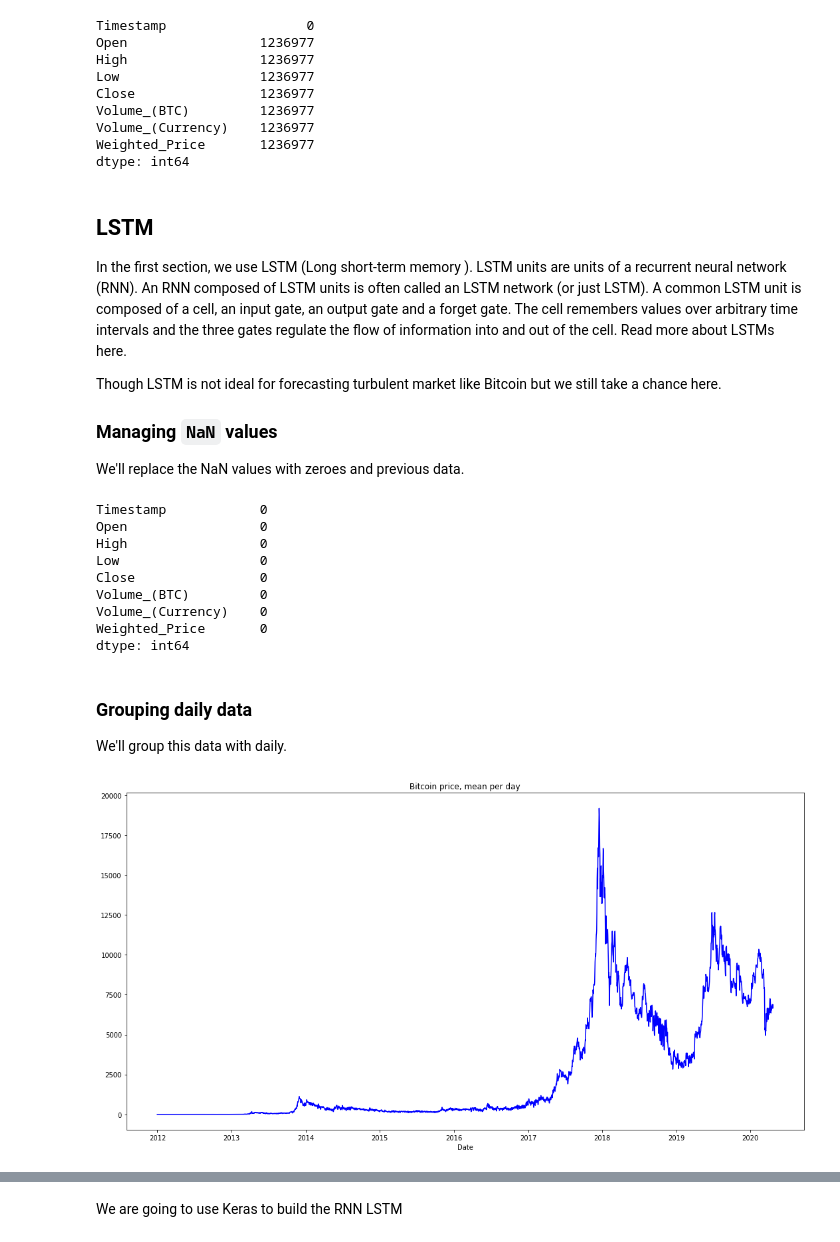
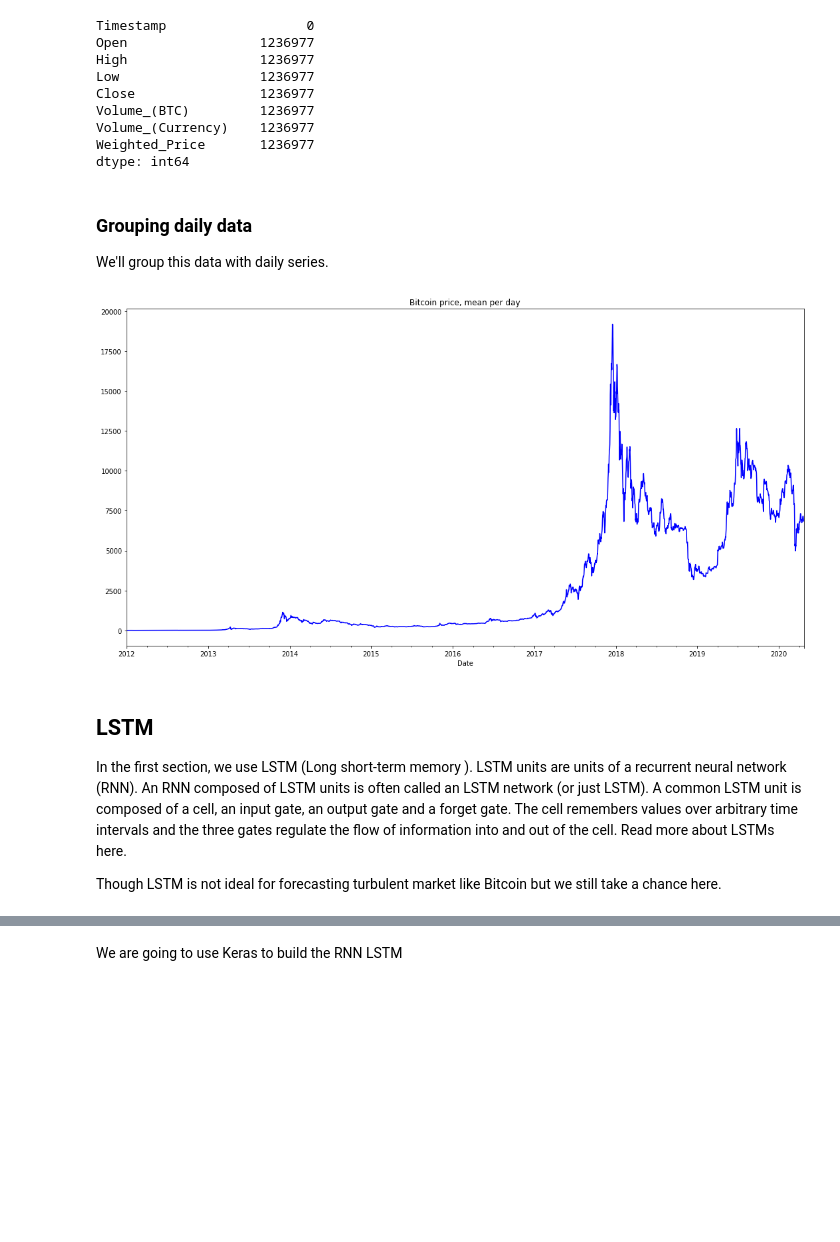
Before and after one commit to urantialife/bitcoin-price-forecasting, a Jupyter notebook: bitcoin_forecasting.ipynb, the cells around one changed output, grey strips where cells are left out. Saved outputs shown, nothing was run; the diff lists cells and outputs as text; code cells hidden in the pictures; blank space fills up the shorter version.

```diff
--- a/bitcoin_forecasting.ipynb
+++ b/bitcoin_forecasting.ipynb
@@ -101,55 +85,28 @@ Volume_(BTC)         1236977
 Volume_(Currency)    1236977
 Weighted_Price       1236977
 dtype: int64
+# %% [markdown]
+### Grouping daily data
+
+We'll group this data with daily series.
+# %%
+df['Date'] = pd.to_datetime(df['Timestamp'],unit='s').dt.date
+group = df.groupby('Date')
+mean_price_df = group['Weighted_Price'].mean()
+mean_price_df.sort_index(inplace=True)
+mean_price_df=mean_price_df.asfreq('D')
+mean_price_df.fillna(method='ffill', inplace=True)
+
+# display the mean values
+plt.figure(figsize=(15,8))
+mean_price_df.plot(title='Bitcoin price, mean per day', color='blue')
+plt.tight_layout()
+plt.show()
+# %% [output]
+[figure, added]
 # %% [markdown]
 ## LSTM
 
 In the first section, we use LSTM (Long short-term memory ). LSTM units are units of a recurrent neural network (RNN). An RNN composed of LSTM units is often called an LSTM network (or just LSTM). A common LSTM unit is composed of a cell, an input gate, an output gate and a forget gate. The cell remembers values over arbitrary time intervals and the three gates regulate the flow of information into and out of the cell. Read more about LSTMs here.
 
 Though LSTM is not ideal for forecasting turbulent market like Bitcoin but we still take a chance here.
-
-
-
-### Managing `NaN` values
-
-We'll replace the NaN values with zeroes and previous data.
-# %%
-# we need to fix the OHLC (open high low close) data which is a continuous timeseries so
-# lets fill forwards those values...
-df['Open'].fillna(method='ffill', inplace=True)
-df['High'].fillna(method='ffill', inplace=True)
-df['Low'].fillna(method='ffill', inplace=True)
-df['Close'].fillna(method='ffill', inplace=True)
-
-# Volume/trades are a single event so fill na's with zeroes for relevant fields...
-df['Volume_(BTC)'].fillna(value=0, inplace=True)
-df['Volume_(Currency)'].fillna(value=0, inplace=True)
-df['Weighted_Price'].fillna(value=0, inplace=True)
-
-df.isnull().sum()
-# %% [output]
-Timestamp            0
-Open                 0
-High                 0
-Low                  0
-Close                0
-Volume_(BTC)         0
-Volume_(Currency)    0
-Weighted_Price       0
-dtype: int64
-# %% [markdown]
-### Grouping daily data
-
-We'll group this data with daily.
-# %%
-df['Date'] = pd.to_datetime(df['Timestamp'],unit='s').dt.date
-group = df.groupby('Date')
-mean_price_df = group['Weighted_Price'].mean()
-
-# display the mean values
-plt.figure(figsize=(15,8))
-mean_price_df.plot(title='Bitcoin price, mean per day', color='blue')
-plt.tight_layout()
-plt.show()
-# %% [output]
-[figure, removed]
```
Also changed, not shown: parts of 43 cells of this notebook.
